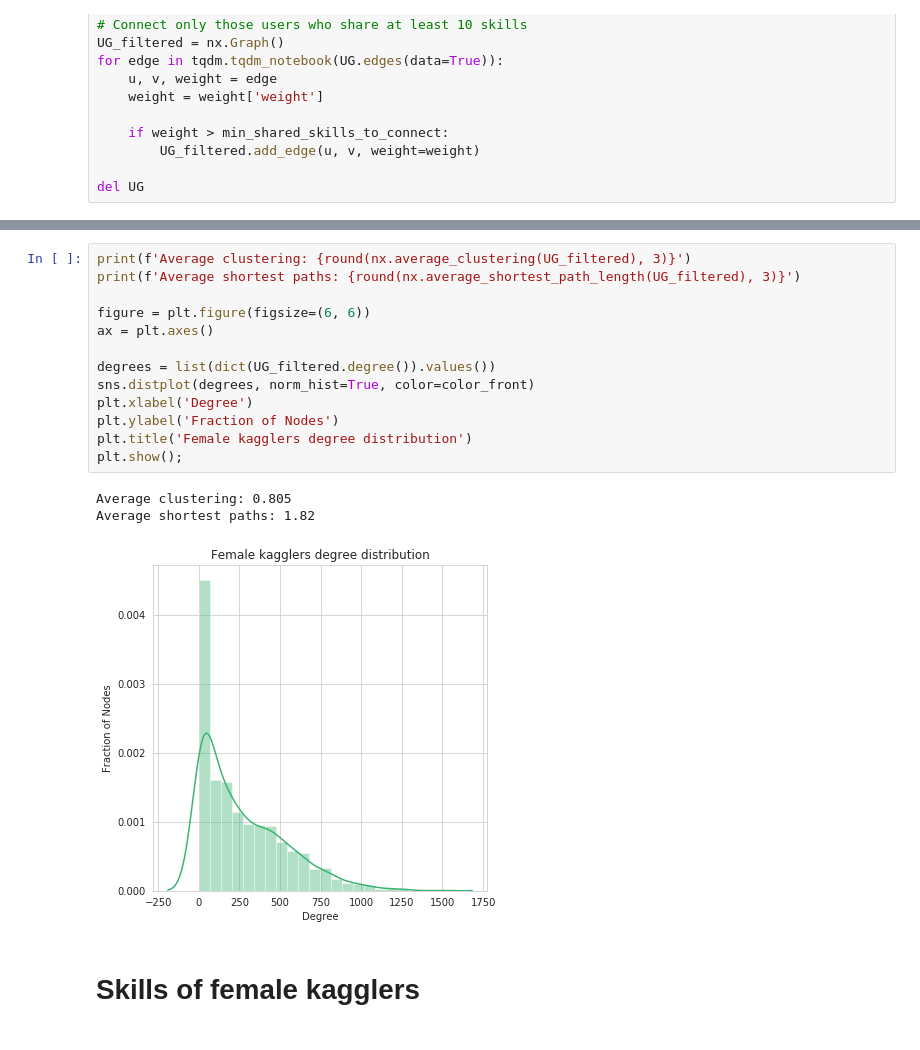
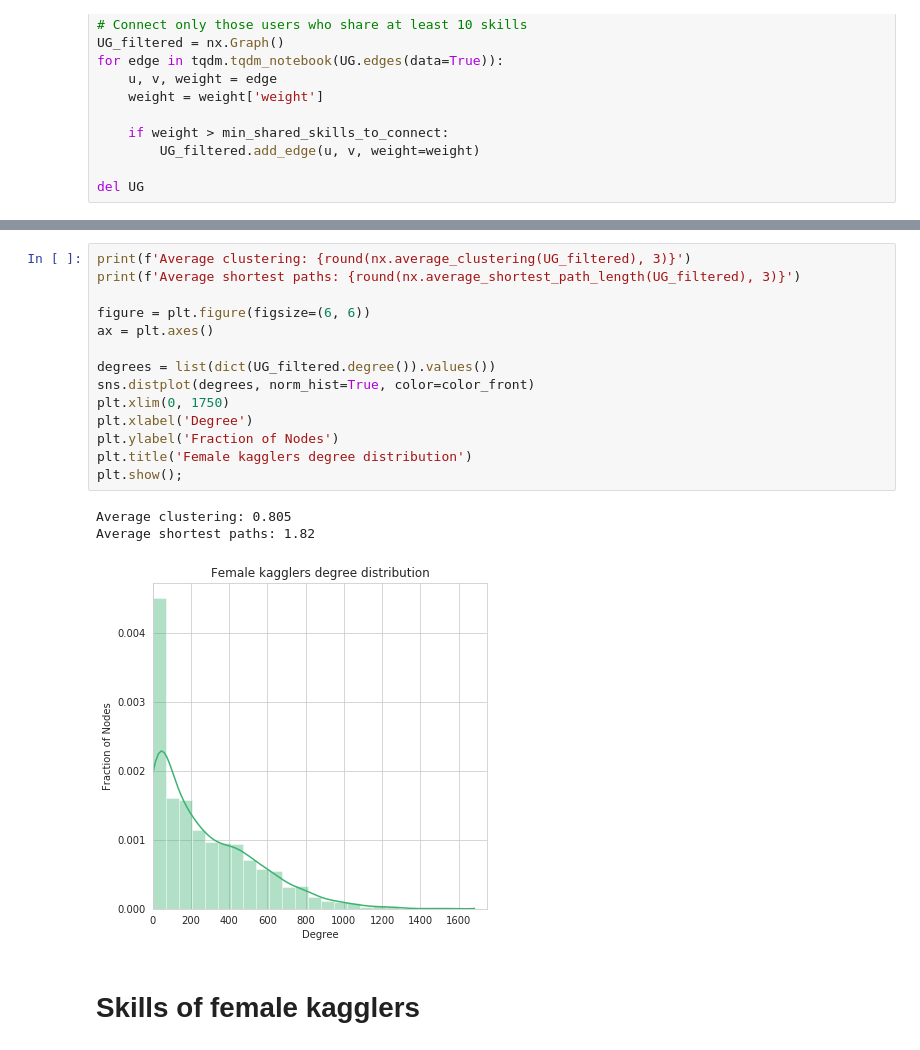
Before and after one commit to sfczekalski/women_kaggle, a Jupyter notebook: notebooks/Analysis.ipynb, the cells around one changed output, grey strips where cells are left out. Drawn from its saved outputs; the diff is of its cells as text.

```diff
--- a/notebooks/Analysis.ipynb
+++ b/notebooks/Analysis.ipynb
@@ -304,20 +307,21 @@ Number of edges in the female kagglers graph: 200110
 # %%
 print(f'Average clustering: {round(nx.average_clustering(UG_filtered), 3)}')
 print(f'Average shortest paths: {round(nx.average_shortest_path_length(UG_filtered), 3)}')
 
 figure = plt.figure(figsize=(6, 6))
 ax = plt.axes()
 
 degrees = list(dict(UG_filtered.degree()).values())
 sns.distplot(degrees, norm_hist=True, color=color_front)
+plt.xlim(0, 1750)
 plt.xlabel('Degree')
 plt.ylabel('Fraction of Nodes')
 plt.title('Female kagglers degree distribution')
 plt.show();
 # %% [output]
 Average clustering: 0.805
 Average shortest paths: 1.82
-[figure, old version]
+[figure, new version]
 # %% [markdown]
 # Skills of female kagglers
 # %%
```
Also changed, not shown: parts of 9 cells of this notebook.
